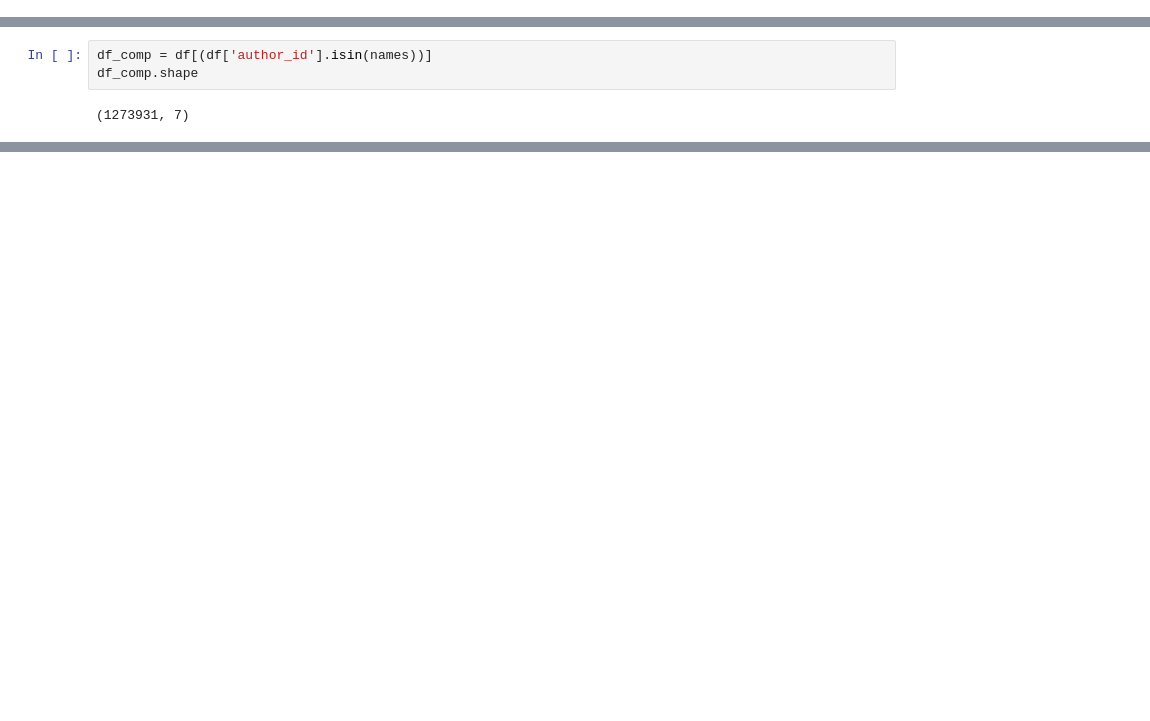
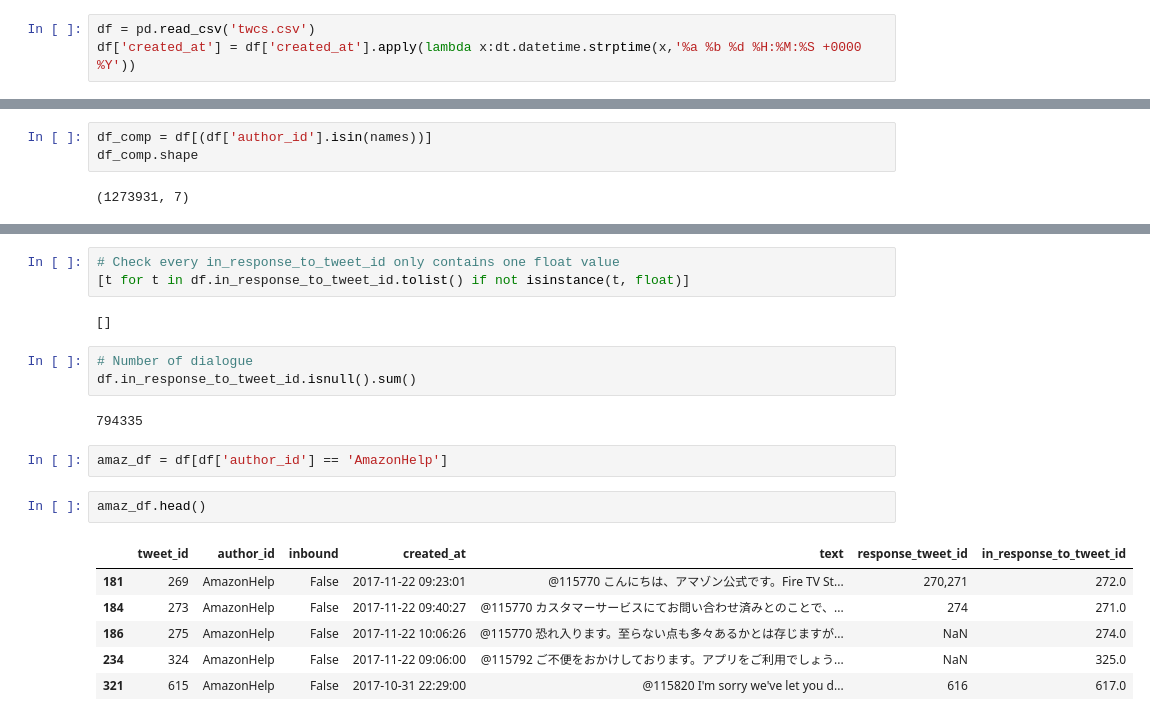
Before and after one commit to tomahawklin/CustomerSupportBot, a Jupyter notebook: DataDescription.ipynb, the cells around one changed output, grey strips where cells are left out. Cells and saved outputs as stored; diff of their text form; blank space fills up the shorter version.

Commit message:
Sturctured dialogue

```diff
--- a/DataDescription.ipynb
+++ b/DataDescription.ipynb
@@ -6,3 +6,6 @@ df = pd.read_csv('twcs.csv')
+# %%
+df = pd.read_csv('twcs.csv')
+df['created_at'] = df['created_at'].apply(lambda x:dt.datetime.strptime(x,'%a %b %d %H:%M:%S +0000 %Y'))
 # %%
 df.shape
 # %% [output]
@@ -110,0 +126,21 @@ a.reset_index()
+# %%
+# Check every in_response_to_tweet_id only contains one float value
+[t for t in df.in_response_to_tweet_id.tolist() if not isinstance(t, float)]
+# %% [output]
+[]
+# %%
+# Number of dialogue
+df.in_response_to_tweet_id.isnull().sum()
+# %% [output]
+794335
+# %%
+amaz_df = df[df['author_id'] == 'AmazonHelp']
+# %%
+amaz_df.head()
+# %% [output]
+|  | tweet_id | author_id | inbound | created_at | text | response_tweet_id | in_response_to_tweet_id |
+| 181 | 269 | AmazonHelp | False | 2017-11-22 09:23:01 | @115770 こんにちは、アマゾン公式です。Fire TV St... | 270,271 | 272.0 |
+| 184 | 273 | AmazonHelp | False | 2017-11-22 09:40:27 | @115770 カスタマーサービスにてお問い合わせ済みとのことで、... | 274 | 271.0 |
+| 186 | 275 | AmazonHelp | False | 2017-11-22 10:06:26 | @115770 恐れ入ります。至らない点も多々あるかとは存じますが... | NaN | 274.0 |
+| 234 | 324 | AmazonHelp | False | 2017-11-22 09:06:00 | @115792 ご不便をおかけしております。アプリをご利用でしょう... | NaN | 325.0 |
+| 321 | 615 | AmazonHelp | False | 2017-10-31 22:29:00 | @115820 I'm sorry we've let you d... | 616 | 617.0 |
```
Also changed, not shown: parts of 20 cells of this notebook.
